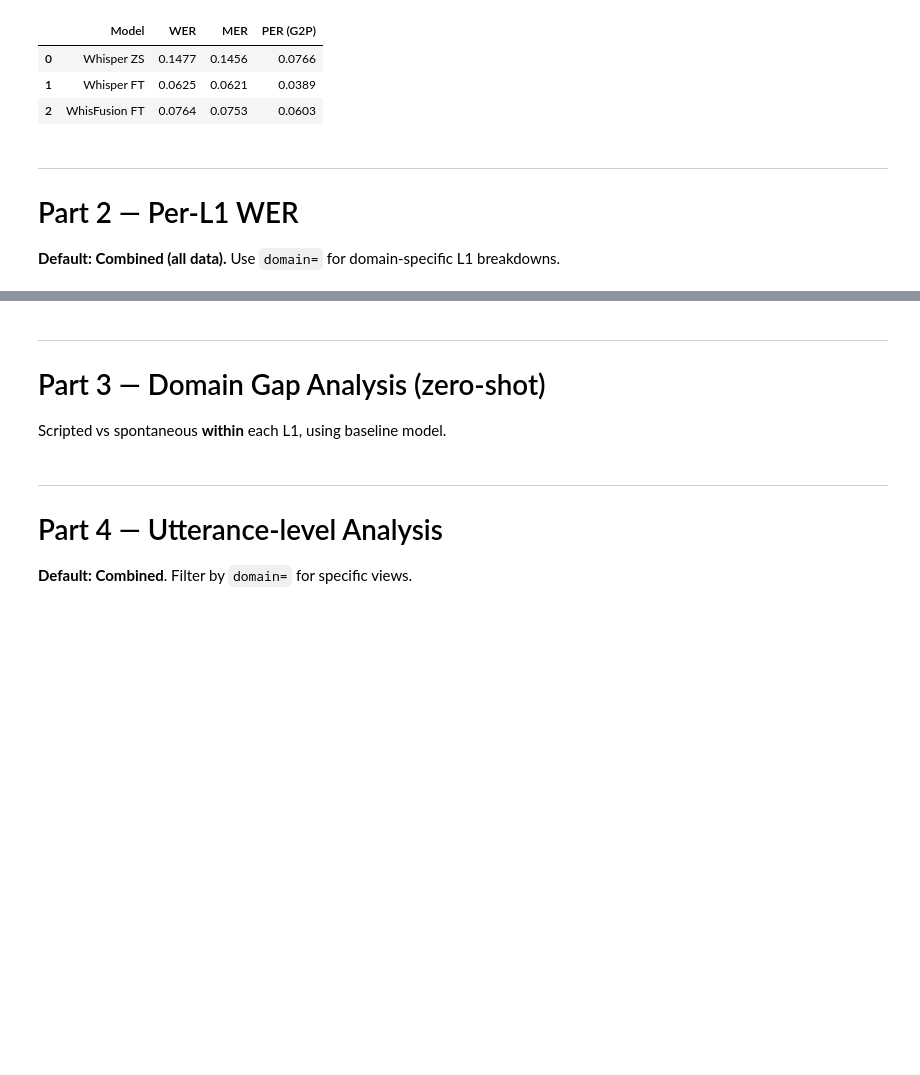
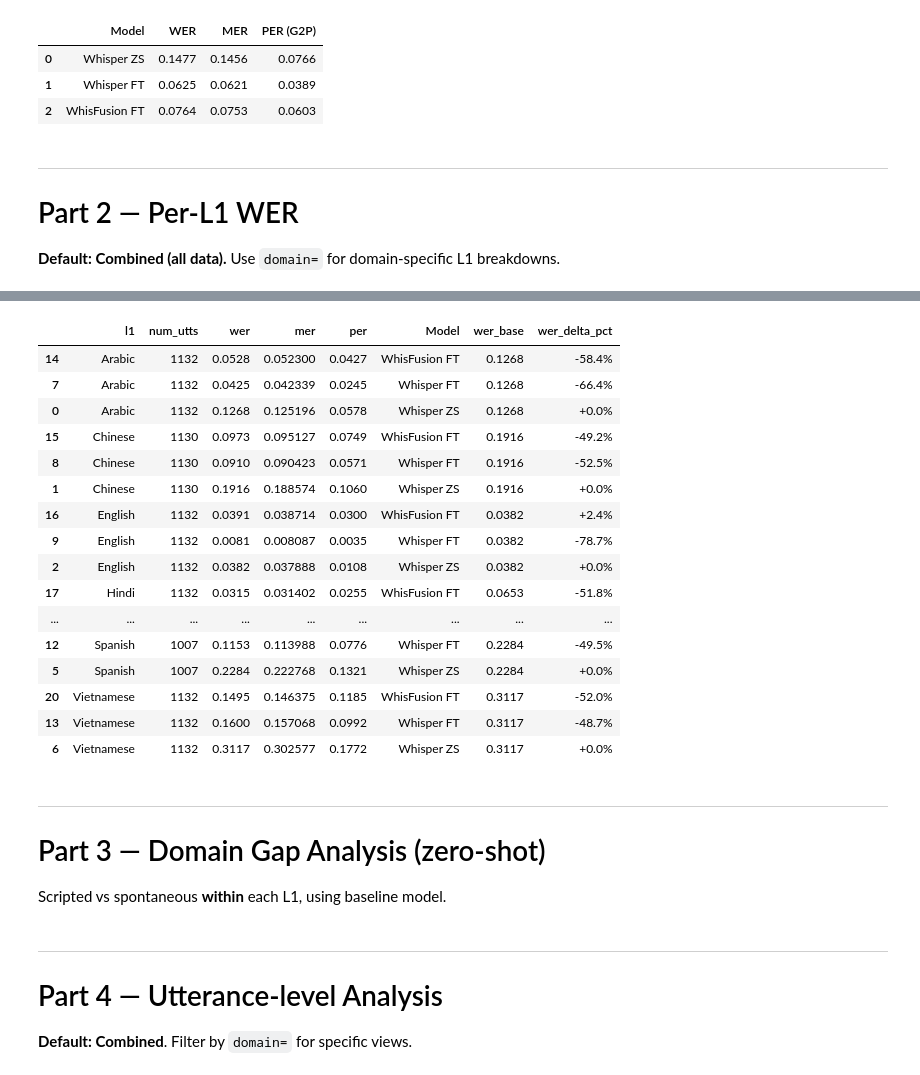
Before and after one commit to Tisya-V/accent-robust-asr, a Jupyter notebook: src/analysis/model_perf_comparison.ipynb, the cells around one changed output, grey strips where cells are left out. Cells and saved outputs as stored; diff of their text form; code cells hidden in the pictures; blank space fills up the shorter version.

Commit message:
reset model_perf_comparison nb

```diff
--- a/src/analysis/model_perf_comparison.ipynb
+++ b/src/analysis/model_perf_comparison.ipynb
@@ -46,7 +46,7 @@ MODEL_KEYS = {
     "whisper_finetuned": "Whisper FT",
     # "whisper_finetuned_hoc": "Whisper FT (heldout Chinese)",
     # "whisper_finetuned_hov": "Whisper FT (heldout Vietnamese)",
-    # "whisfusion": "WhisFusion ZS",
+    "whisfusion": "WhisFusion ZS",
     "whisfusion_finetuned": "WhisFusion FT",
     # "whisfusion_ft_hoc": "WhisFusion (heldout Chinese)",
     # "whisfusion_ft_hov": "WhisFusion (heldout Vietnamese)",
@@ -268,6 +270,42 @@ plot_summary_bars(domain)
 
   **Default: Combined (all data).** Use `domain=` for domain-specific L1 breakdowns.
 # %%
+def get_l1_breakdown(domain: str | None = None, metric: str = "wer") -> pd.DataFrame:
+    """Per-L1 breakdown for a chosen metric."""
+    metric = metric.lower()
+    if metric not in {"wer", "mer", "per"}:
+        raise ValueError("metric must be one of: 'wer', 'mer', 'per'")
+
+    l1_rows = []
+    for key, label in MODEL_KEYS.items():
+        df = get_data(key, domain)
+        if df is None:
+            continue
+        grp = grouped_wer(df, "l1")
+        grp["Model"] = label
+        l1_rows.append(grp)
+
+    if not l1_rows:
+        return pd.DataFrame()
+
+    l1_df = pd.concat(l1_rows, ignore_index=True)
+
+    # Delta vs zero-shot baseline (negative = improvement)
+    if "baseline" in MODEL_KEYS and available("baseline"):
+        base_label = MODEL_KEYS["baseline"]
+        base_col = f"{metric}_base"
+        base_vals = (
+            l1_df[l1_df["Model"] == base_label][["l1", metric]]
+            .rename(columns={metric: base_col})
+        )
+        l1_df = l1_df.merge(base_vals, on="l1", how="left")
+        l1_df[f"{metric}_delta_pct"] = (
+            (l1_df[metric] - l1_df[base_col]) / l1_df[base_col] * 100
+        )
+
+    return l1_df
+
+
 domain = "scripted"   # None / "scripted" / "spontaneous"
 metric = "wer"  # "wer" / "mer" / "per"
 
@@ -281,15 +319,7 @@ if not l1_df.empty:
     model_order = list(MODEL_KEYS.keys())
     ordered_items = [(k, MODEL_KEYS[k]) for k in model_order if available(k)]
 
-    # Create subplots: absolute values on top, delta values below
-    fig = make_subplots(
-        rows=2, cols=1,
-        subplot_titles=(f"{metric_label} by L1", f"Delta {metric_label} vs Baseline (%)"),
-        vertical_spacing=0.15,
-        specs=[[{"secondary_y": False}], [{"secondary_y": False}]]
-    )
-
-    # Top plot: absolute metric values
+    fig = go.Figure()
     for key, label in ordered_items:
         sub = l1_df[l1_df["Model"] == label].set_index("l1")
         fig.add_trace(go.Bar(
@@ -298,35 +328,15 @@ if not l1_df.empty:
             y=[sub.loc[l, metric] if l in sub.index else None for l in l1s],
             text=[f"{sub.loc[l, metric]:.1%}" if l in sub.index and pd.notna(sub.loc[l, metric]) else "" for l in l1s],
             textposition="outside",
-            showlegend=True,
-        ), row=1, col=1)
-
-    # Bottom plot: delta values (skip baseline since it's always 0)
-    delta_col = f"{metric}_delta_pct"
-    for key, label in ordered_items:
-        if key == "baseline":
-            continue
-        sub = l1_df[l1_df["Model"] == label].set_index("l1")
-        fig.add_trace(go.Bar(
-            name=label,
-            x=l1s,
-            y=[sub.loc[l, delta_col] if l in sub.index and pd.notna(sub.loc[l, delta_col]) else None for l in l1s],
-            text=[f"{sub.loc[l, delta_col]:+.1f}%" if l in sub.index and pd.notna(sub.loc[l, delta_col]) else "" for l in l1s],
-            textposition="outside",
-            showlegend=False,
-        ), row=2, col=1)
+        ))
 
     domain_str = f" (domain={domain})" if domain else " (All Data)"
-    fig.update_yaxes(title_text=metric_label, tickformat=".0%", row=1, col=1)
-    fig.update_yaxes(title_text="Delta %", row=2, col=1)
-    fig.update_xaxes(title_text="L1", row=2, col=1)
-
     fig.update_layout(
-        title=f"{metric_label} & Delta by L1{domain_str}",
+        title=f"{metric_label} by L1{domain_str}",
         barmode="group",
-        legend=dict(orientation="h", y=1.08, xanchor="center", x=0.5),
-        margin=dict(t=100),
-        height=900,
+        yaxis=dict(title=metric_label, tickformat=".0%"),
+        legend=dict(orientation="h", y=1.12, xanchor="center", x=0.5),
+        margin=dict(t=80),
     )
     fig.show()
 
@@ -344,3 +354,4 @@ if not l1_df.empty:
             })
             .set_caption(f"{domain_str} — Per-L1 {metric_label}")
     )
+# %% [output]
@@ -347,3 +360,20 @@ if not l1_df.empty:
+|  | l1 | num_utts | wer | mer | per | Model | wer_base | wer_delta_pct |
+| 14 | Arabic | 1132 | 0.0528 | 0.052300 | 0.0427 | WhisFusion FT | 0.1268 | -58.4% |
+| 7 | Arabic | 1132 | 0.0425 | 0.042339 | 0.0245 | Whisper FT | 0.1268 | -66.4% |
+| 0 | Arabic | 1132 | 0.1268 | 0.125196 | 0.0578 | Whisper ZS | 0.1268 | +0.0% |
+| 15 | Chinese | 1130 | 0.0973 | 0.095127 | 0.0749 | WhisFusion FT | 0.1916 | -49.2% |
+| 8 | Chinese | 1130 | 0.0910 | 0.090423 | 0.0571 | Whisper FT | 0.1916 | -52.5% |
+| 1 | Chinese | 1130 | 0.1916 | 0.188574 | 0.1060 | Whisper ZS | 0.1916 | +0.0% |
+| 16 | English | 1132 | 0.0391 | 0.038714 | 0.0300 | WhisFusion FT | 0.0382 | +2.4% |
+| 9 | English | 1132 | 0.0081 | 0.008087 | 0.0035 | Whisper FT | 0.0382 | -78.7% |
+| 2 | English | 1132 | 0.0382 | 0.037888 | 0.0108 | Whisper ZS | 0.0382 | +0.0% |
+| 17 | Hindi | 1132 | 0.0315 | 0.031402 | 0.0255 | WhisFusion FT | 0.0653 | -51.8% |
+| ... | ... | ... | ... | ... | ... | ... | ... | ... |
+| 12 | Spanish | 1007 | 0.1153 | 0.113988 | 0.0776 | Whisper FT | 0.2284 | -49.5% |
+| 5 | Spanish | 1007 | 0.2284 | 0.222768 | 0.1321 | Whisper ZS | 0.2284 | +0.0% |
+| 20 | Vietnamese | 1132 | 0.1495 | 0.146375 | 0.1185 | WhisFusion FT | 0.3117 | -52.0% |
+| 13 | Vietnamese | 1132 | 0.1600 | 0.157068 | 0.0992 | Whisper FT | 0.3117 | -48.7% |
+| 6 | Vietnamese | 1132 | 0.3117 | 0.302577 | 0.1772 | Whisper ZS | 0.3117 | +0.0% |
 # %% [markdown]
   ---
 
```
Also changed, not shown: parts of 2 cells of this notebook.
